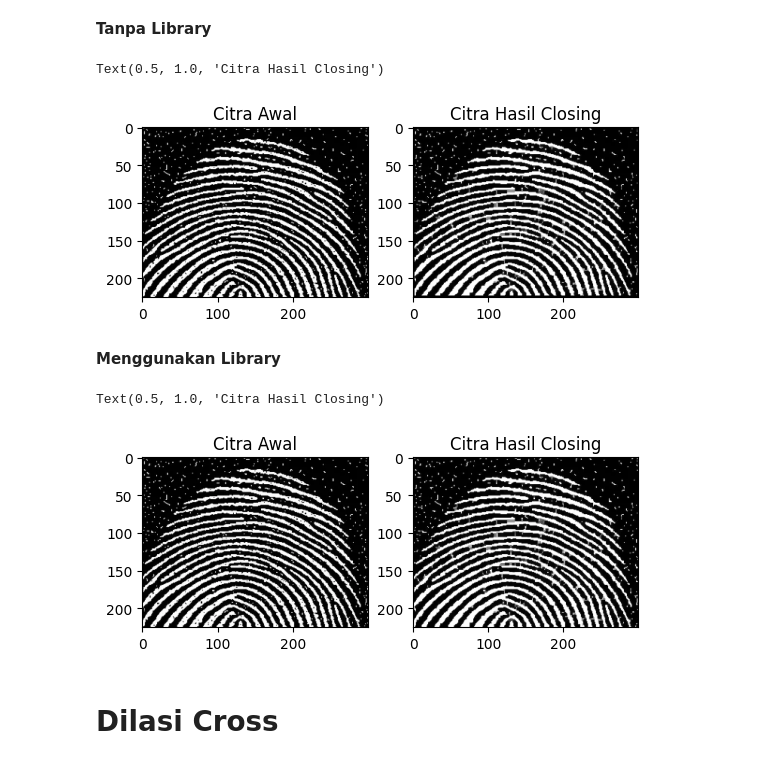
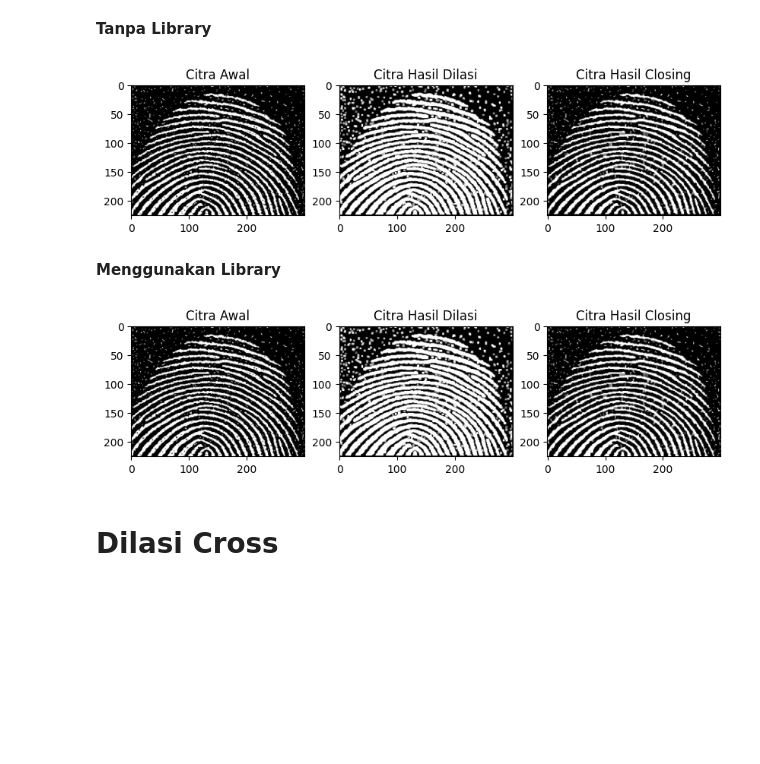
Before and after one commit to K2FA/PCVK_Genap_2021, a Jupyter notebook: Week9.ipynb, the cells around one changed output. Cells and saved outputs as stored; diff of their text form; code cells hidden in the pictures; blank space fills up the shorter version.

```diff
--- a/Week9.ipynb
+++ b/Week9.ipynb
@@ -181,23 +195,30 @@ Text(0.5, 1.0, 'Citra Hasil Opening')
 # %%
 # Read Image
 fingerprint3 = cv.imread('/content/drive/MyDrive/PCVK/09/fingerprint.png',0)
 
 # kernel
 m = 3
 
 # Operasi Dilasi
 closing_dilasi = func_dilasi_square(fingerprint3,m)
 
 # operasi Erosi
 closing_erosi = func_erosi(closing_dilasi,m)
 
-plt.subplot(121),plt.imshow(fingerprint3, cmap = 'gray')
-plt.title('Citra Awal')
-plt.subplot(122),plt.imshow(closing_erosi, cmap = 'gray')
-plt.title('Citra Hasil Closing')
+# Membuat Figure
+fig ,axs = plt.subplots(1,3,figsize=(10,10))
+
+axs[0].imshow(fingerprint3, cmap = 'gray')
+axs[0].set_title('Citra Awal')
+
+axs[1].imshow(closing_dilasi,cmap = 'gray')
+axs[1].set_title('Citra Hasil Dilasi')
+
+axs[2].imshow(closing_erosi, cmap='gray')
+axs[2].set_title('Citra Hasil Closing')
+plt.show()
 # %% [output]
-Text(0.5, 1.0, 'Citra Hasil Closing')
-[figure, old version]
+[figure, new version]
 # %% [markdown]
 **Menggunakan Library**
 # %%
@@ -210,13 +231,20 @@ kernel4 = np.ones((3,3),dtype=np.uint8)
 # Library Closing using OpenCV
 closing1 = cv.morphologyEx(fingerprint4, cv.MORPH_CLOSE,kernel4)
 
-plt.subplot(121),plt.imshow(fingerprint4, cmap = 'gray')
-plt.title('Citra Awal')
-plt.subplot(122),plt.imshow(closing1, cmap = 'gray')
-plt.title('Citra Hasil Closing')
+# Membuat Figure
+fig ,axs = plt.subplots(1,3,figsize=(10,10))
+
+axs[0].imshow(fingerprint3, cmap = 'gray')
+axs[0].set_title('Citra Awal')
+
+axs[1].imshow(closing_dilasi,cmap = 'gray')
+axs[1].set_title('Citra Hasil Dilasi')
+
+axs[2].imshow(closing1, cmap='gray')
+axs[2].set_title('Citra Hasil Closing')
+plt.show()
 # %% [output]
-Text(0.5, 1.0, 'Citra Hasil Closing')
-[figure, old version]
+[figure, new version]
 # %% [markdown]
 # Dilasi Cross
 # %% [markdown]
```
Also changed, not shown: parts of 10 cells of this notebook.
